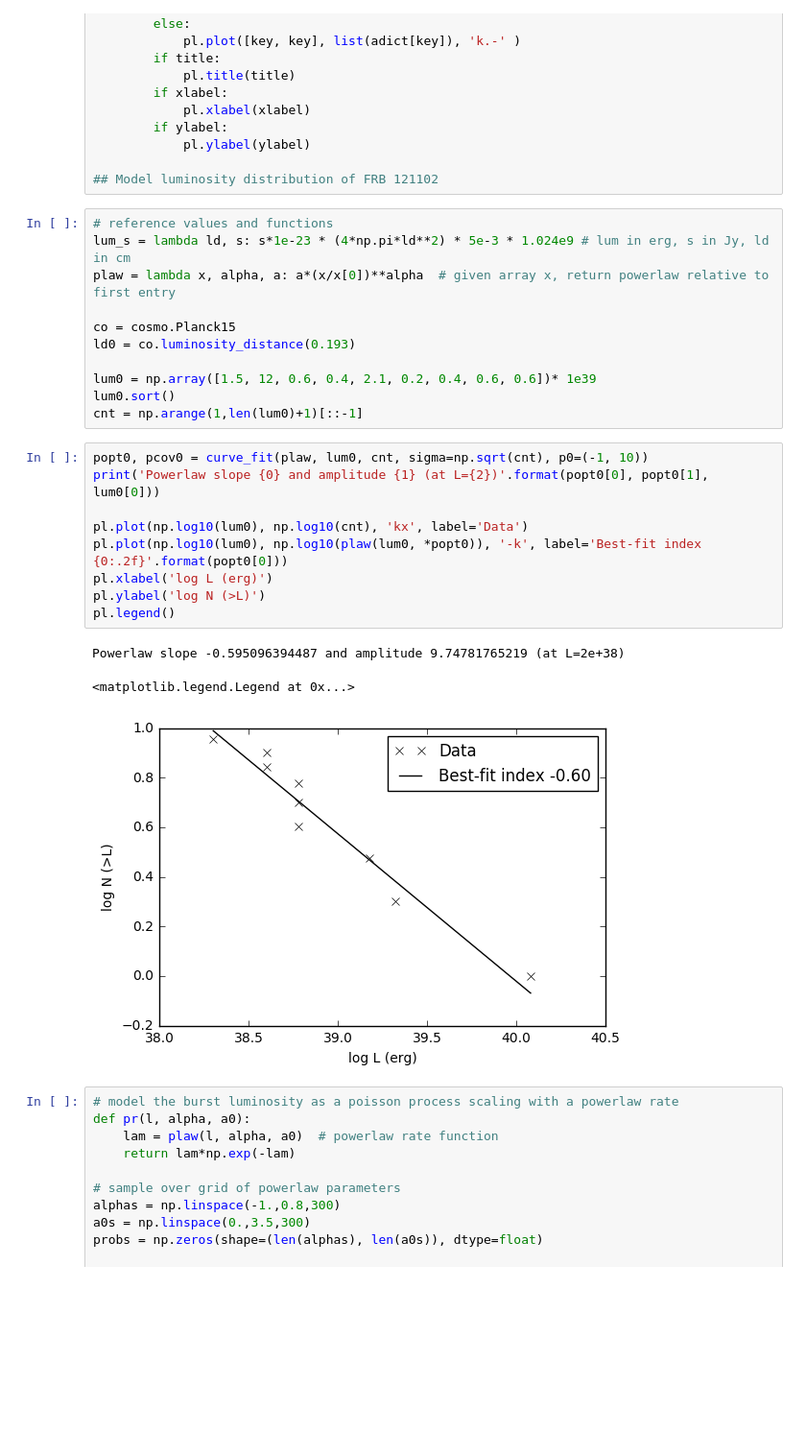
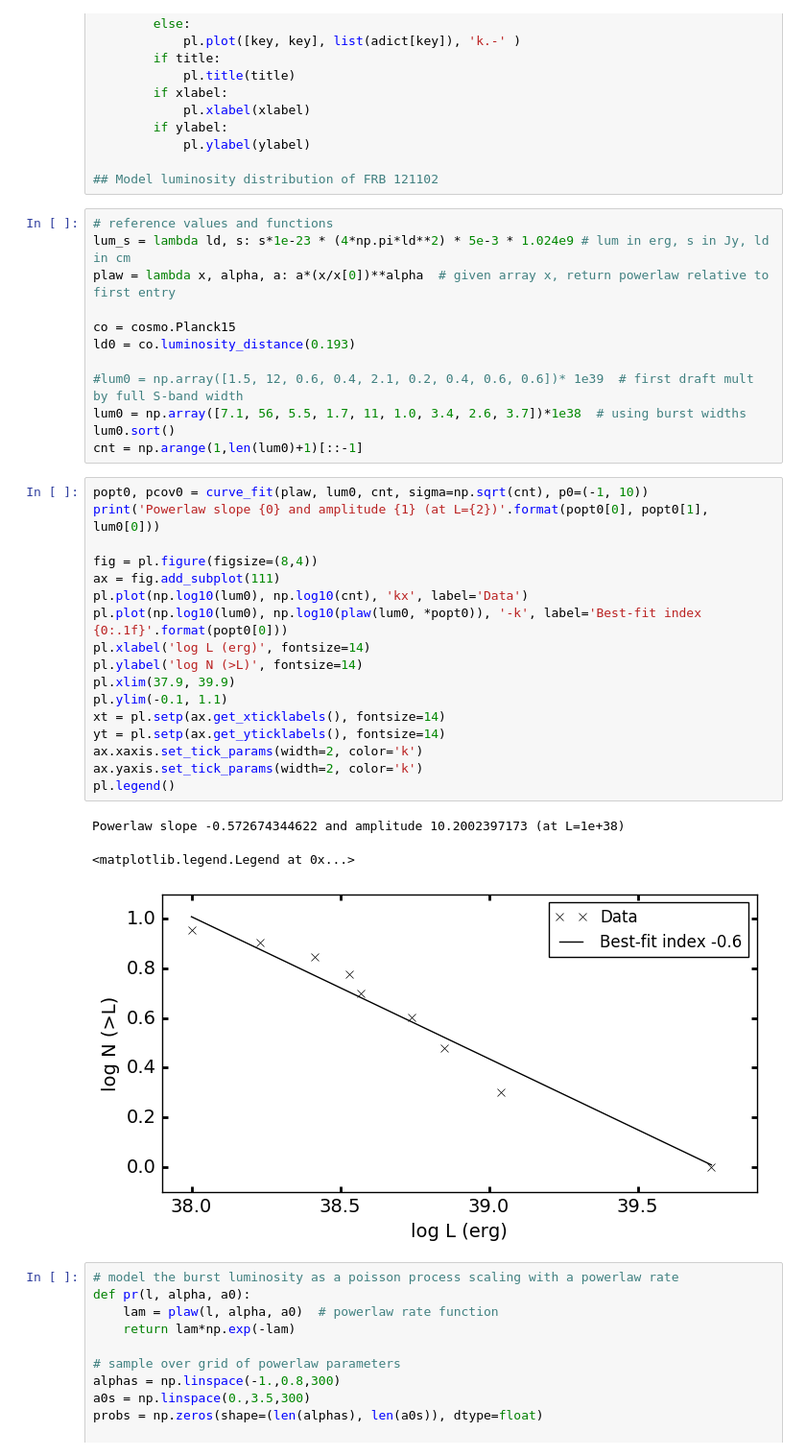
Before and after one commit to caseyjlaw/FRB121102, a Jupyter notebook: frb_simulation.ipynb, the cells around one changed output. Shown at 96% size. Cells and saved outputs as stored; diff of their text form; blank space fills up the shorter version.

```diff
--- a/frb_simulation.ipynb
+++ b/frb_simulation.ipynb
@@ -142,22 +142,31 @@ plaw = lambda x, alpha, a: a*(x/x[0])**alpha  # given array x, return powerlaw r
 co = cosmo.Planck15
 ld0 = co.luminosity_distance(0.193)
 
-lum0 = np.array([1.5, 12, 0.6, 0.4, 2.1, 0.2, 0.4, 0.6, 0.6])* 1e39
+#lum0 = np.array([1.5, 12, 0.6, 0.4, 2.1, 0.2, 0.4, 0.6, 0.6])* 1e39  # first draft mult by full S-band width
+lum0 = np.array([7.1, 56, 5.5, 1.7, 11, 1.0, 3.4, 2.6, 3.7])*1e38  # using burst widths
 lum0.sort()
 cnt = np.arange(1,len(lum0)+1)[::-1]
 # %%
 popt0, pcov0 = curve_fit(plaw, lum0, cnt, sigma=np.sqrt(cnt), p0=(-1, 10))
 print('Powerlaw slope {0} and amplitude {1} (at L={2})'.format(popt0[0], popt0[1], lum0[0]))
 
+fig = pl.figure(figsize=(8,4))
+ax = fig.add_subplot(111)
 pl.plot(np.log10(lum0), np.log10(cnt), 'kx', label='Data')
-pl.plot(np.log10(lum0), np.log10(plaw(lum0, *popt0)), '-k', label='Best-fit index {0:.2f}'.format(popt0[0]))
-pl.xlabel('log L (erg)')
-pl.ylabel('log N (>L)')
+pl.plot(np.log10(lum0), np.log10(plaw(lum0, *popt0)), '-k', label='Best-fit index {0:.1f}'.format(popt0[0]))
+pl.xlabel('log L (erg)', fontsize=14)
+pl.ylabel('log N (>L)', fontsize=14)
+pl.xlim(37.9, 39.9)
+pl.ylim(-0.1, 1.1)
+xt = pl.setp(ax.get_xticklabels(), fontsize=14)
+yt = pl.setp(ax.get_yticklabels(), fontsize=14)
+ax.xaxis.set_tick_params(width=2, color='k')
+ax.yaxis.set_tick_params(width=2, color='k')
 pl.legend()
 # %% [output]
-Powerlaw slope -0.595096394487 and amplitude 9.74781765219 (at L=2e+38)
+Powerlaw slope -0.572674344622 and amplitude 10.2002397173 (at L=1e+38)
 <matplotlib.legend.Legend at 0x...>
-[figure, old version]
+[figure, new version]
 # %%
 # model the burst luminosity as a poisson process scaling with a powerlaw rate
 def pr(l, alpha, a0):
```
Also changed, not shown: parts of 6 cells of this notebook, 1 other file.
